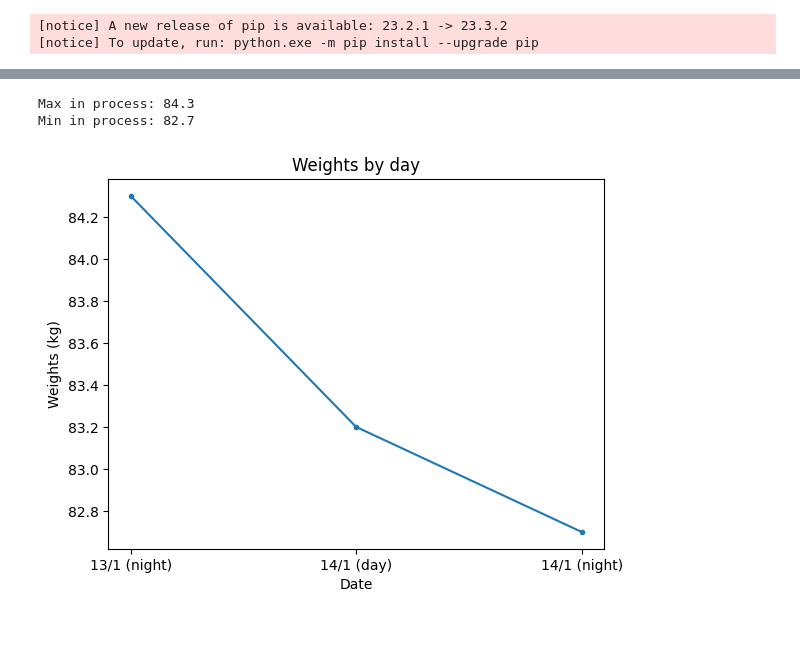
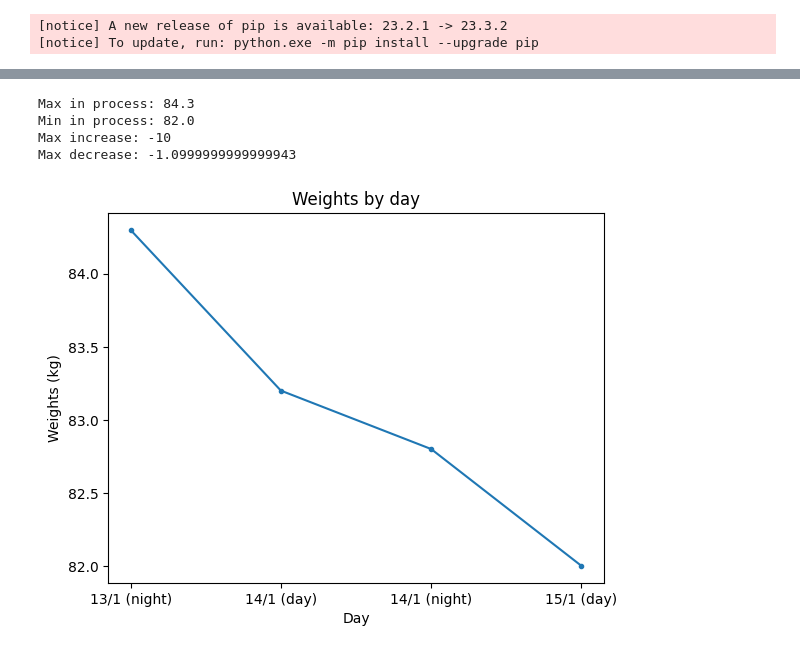
Before and after one commit to thanhbl-hust/Data-structures-and-Algorithms, a Jupyter notebook: train_12_1/weights.ipynb, the cells around one changed output, grey strips where cells are left out. Saved outputs shown, nothing was run; the diff lists cells and outputs as text; code cells hidden in the pictures.

Commit message:
process

```diff
--- a/train_12_1/weights.ipynb
+++ b/train_12_1/weights.ipynb
@@ -17,0 +24,11 @@ Note: you may need to restart the kernel to use updated packages.
+# %%
+def findMaxandMin(ls):
+    Max = -10 #tang nhieu nhat
+    Min = 10 #giam nhieu nhat
+    for i in range(1, len(ls)):
+        delta = ls[i] - ls[i - 1]
+        if delta > 0 and delta > Max:
+            Max = delta
+        if delta < 0 and delta < Min:
+            Min = delta
+    return Max, Min
@@ -18,25 +45,32 @@ Note: you may need to restart the kernel to use updated packages.
 # %%
 import matplotlib.pyplot as plt
 
 w = [
-    84.3, 83.2, 82.7
+    84.3, 83.2, 82.8, 82.0
 ]
 d = [
-    '13/1 (night)', '14/1 (day)', '14/1 (night)'
+    '13/1 (night)', '14/1 (day)', '14/1 (night)', '15/1 (day)'
 ]
 
 plt.plot(d, w, marker='.')
-plt.xlabel('Date')
+plt.xlabel('Day')
 plt.ylabel('Weights (kg)')
 plt.title('Weights by day')
 
 #oneday has 2 parameters, 0:00 and after wake up
 
 print(f'Max in process: {max(w)}')
 print(f'Min in process: {min(w)}')
 
+maxIncrease, maxDecrease = findMaxandMin(w)
+
+print(f'Max increase: {maxIncrease}')
+print(f'Max decrease: {maxDecrease}')
+
 plt.show()
 # %% [output]
 Max in process: 84.3
-Min in process: 82.7
+Min in process: 82.0
+Max increase: -10
+Max decrease: -1.0999999999999943
-[figure, old version]
+[figure, new version]
```
Also changed, not shown: parts of 3 cells of this notebook.
